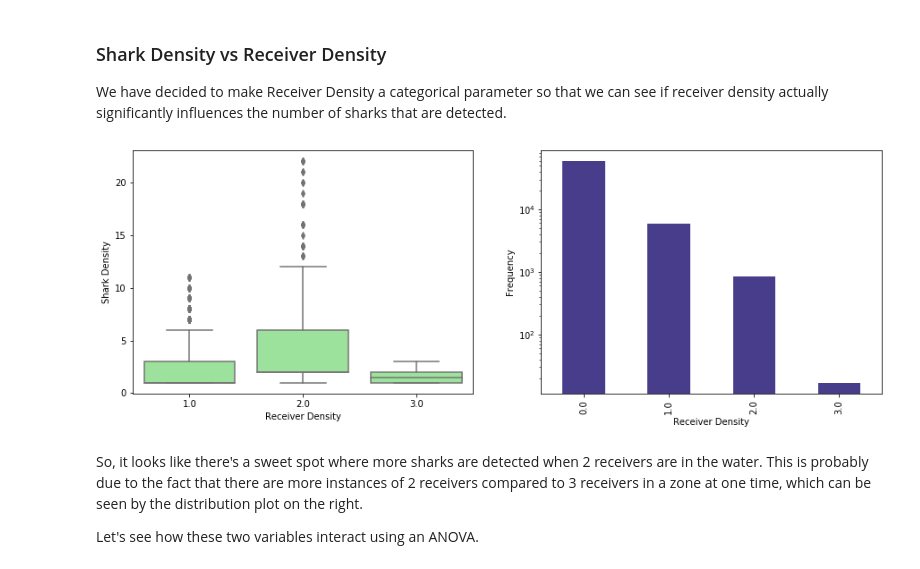
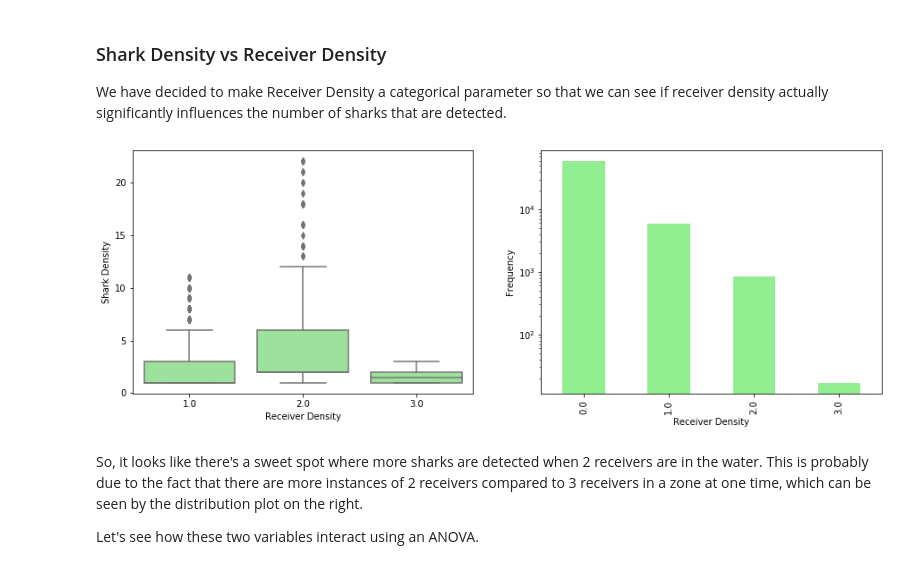
Before and after one commit to echelleburns/SpringBoard-Capstone1, a Jupyter notebook: Prelim_Data_Analysis/Preliminary_Data_Analyses.ipynb, the cells around one changed output. Saved outputs shown, nothing was run; the diff lists cells and outputs as text; code cells hidden in the pictures.

```diff
--- a/Prelim_Data_Analysis/Preliminary_Data_Analyses.ipynb
+++ b/Prelim_Data_Analysis/Preliminary_Data_Analyses.ipynb
@@ -36,26 +36,26 @@ We have decided to make Receiver Density a categorical parameter so that we can
 # %%
 %matplotlib inline
 
 fig, (ax1, ax2) = plt.subplots(ncols=2, figsize=(15,5)) # we're going to make
     # a two panel figure so that we can display the relationship and the underlying
     # distribution of data.
 
 sns.boxplot(x='Receiver_D', y='Transmitter', data=dat, color='lightgreen', ax=ax1)
     # Let's look at the boxplot
 ax1.set_xlabel('Receiver Density') # fix the x
 ax1.set_ylabel('Shark Density') # fix the y
 
 # We should also plot the distribution of receiver data for reference
 r_counts = pd.DataFrame(dist_plot_data['Receiver_D'].value_counts()).reset_index()
     # get value counts for each receiver density and reset the index
 r_counts.columns = ['Receiver_D', 'Frequency'] # rename the columns
-r_counts.plot.bar(x='Receiver_D', y='Frequency', logy=True, color='darkslateblue',
+r_counts.plot.bar(x='Receiver_D', y='Frequency', logy=True, color='lightgreen',
                   legend=False, ax=ax2) # plot on the logy scale
 ax2.set_xlabel('Receiver Density') # label the x
 ax2.set_ylabel('Frequency') # label the y
 plt.show() # show the plot
 # %% [output]
-[figure, old version]
+[figure, new version]
 # %% [markdown]
 So, it looks like there's a sweet spot where more sharks are detected when 2 receivers are in the water. This is probably due to the fact that there are more instances of 2 receivers compared to 3 receivers in a zone at one time, which can be seen by the distribution plot on the right.
 
```
Also changed, not shown: parts of 5 cells of this notebook.
